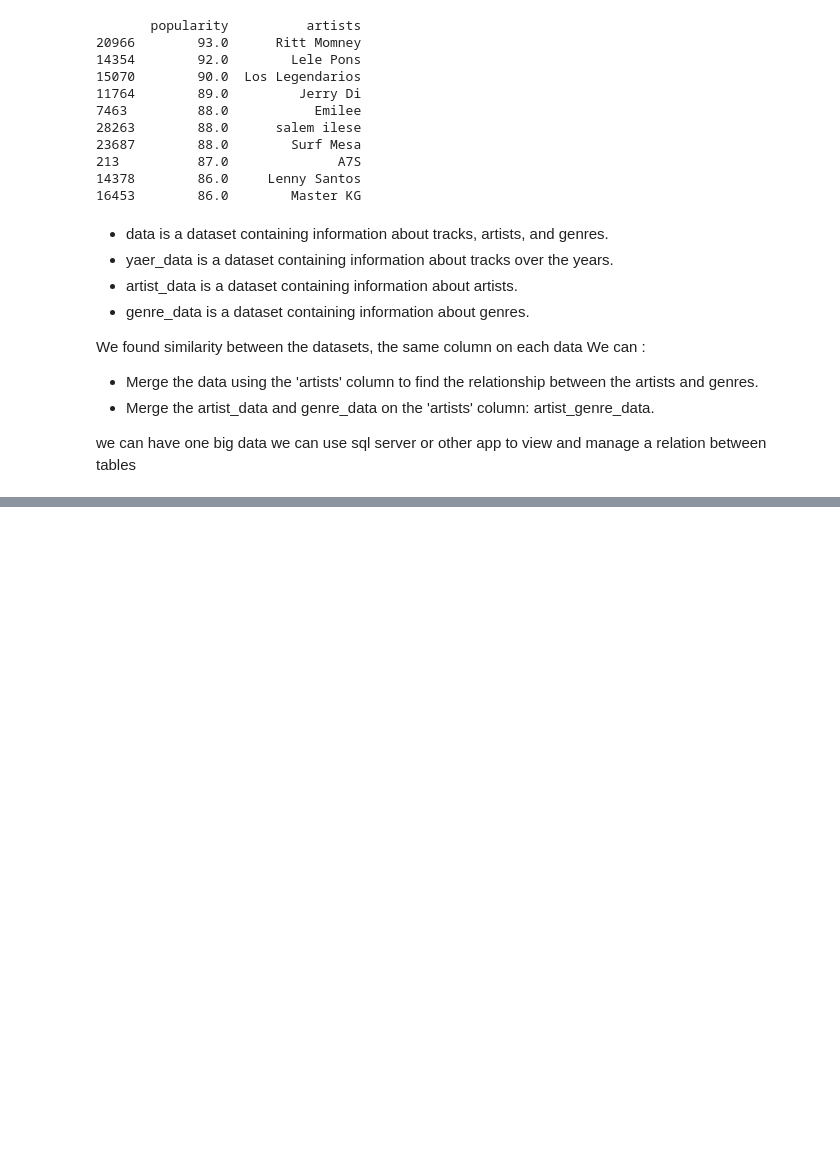
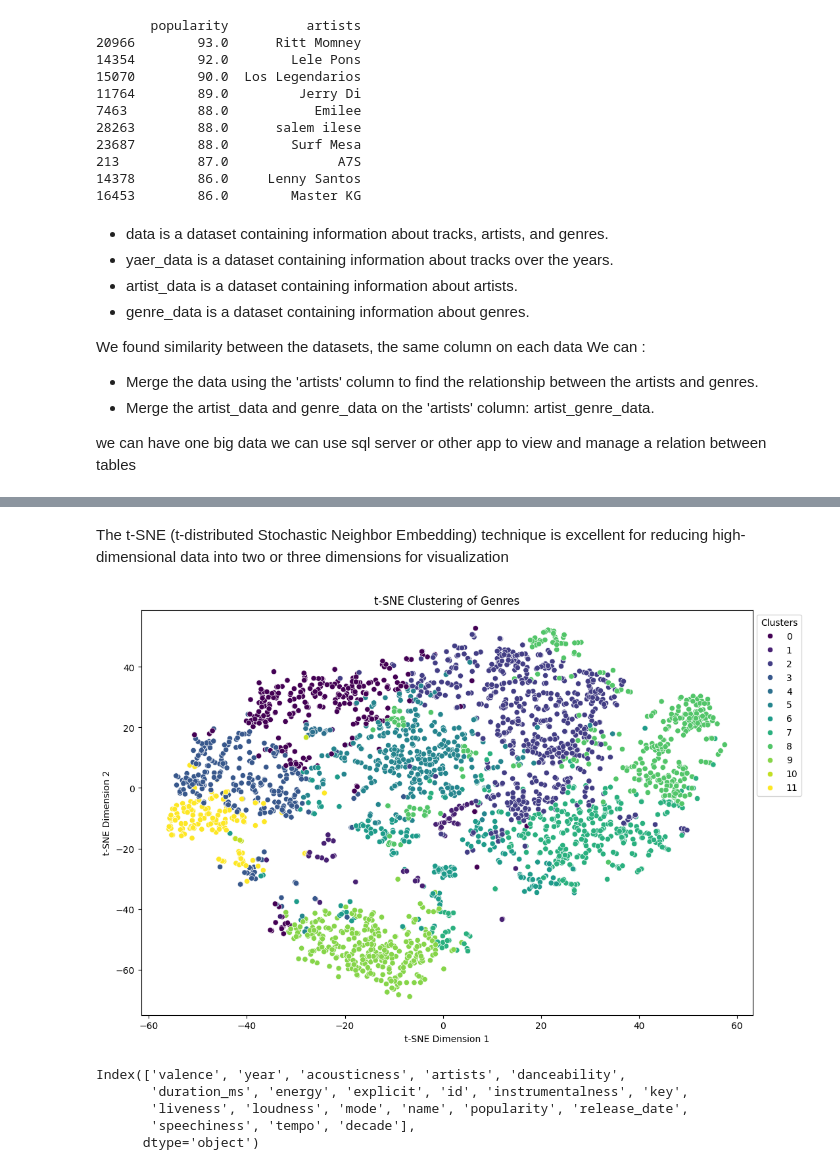
Before and after one commit to ZZOHEIR/Spotify_project, a Jupyter notebook: data.ipynb, the cells around one changed output, grey strips where cells are left out. Drawn from its saved outputs; the diff is of its cells as text; code cells hidden in the pictures; blank space fills up the shorter version.

Commit message:
Add files via upload
K-means_t_SNE

```diff
--- a/data.ipynb
+++ b/data.ipynb
@@ -215,0 +244,9 @@ we can use sql server or other app to view and manage a relation between tables
+# %%
+# list of features for clustering :
+features = ['mode', 'acousticness', 'danceability', 'duration_ms',
+       'energy', 'instrumentalness', 'liveness', 'loudness', 'speechiness',
+       'tempo', 'valence', 'popularity', 'key']
+
+# Preprocessing :
+standar_scaler = StandardScaler()
+scaler_genre_data = standar_scaler.fit_transform(genre_copy[features])
@@ -215,0 +257,4 @@ we can use sql server or other app to view and manage a relation between tables
+# %%
+# Fit the K-means model with 12 clusters
+kmeans = KMeans(n_clusters=12, random_state=42)
+genre_data['cluster'] = kmeans.fit_predict(scaler_genre_data)
@@ -215,0 +279,27 @@ we can use sql server or other app to view and manage a relation between tables
+# %% [markdown]
+The t-SNE (t-distributed Stochastic Neighbor Embedding) technique is excellent for reducing high-dimensional data into two or three dimensions for visualization
+# %%
+# Visualize the clusters of genres using t-SNE dimensionality reduction technique.
+tsne = TSNE(n_components=2, random_state=42)
+tsne_results = tsne.fit_transform(scaler_genre_data)
+genre_data['x'] = tsne.fit_transform(scaler_genre_data)[:, 0]
+genre_data['y'] = tsne.fit_transform(scaler_genre_data)[:, 1]
+# %%
+# Plot the scatter plot with clusters colored and display genre information on hover.
+plt.figure(figsize=(12, 8))
+sns.scatterplot(x='x', y='y', hue='cluster', palette='viridis', data=genre_data, legend='full')
+plt.title('t-SNE Clustering of Genres')
+plt.xlabel('t-SNE Dimension 1')
+plt.ylabel('t-SNE Dimension 2')
+plt.legend(bbox_to_anchor=(1, 1), loc='upper left', title='Clusters')
+plt.show()
+# %% [output]
+[figure, added]
+# %%
+data.columns
+# %% [output]
+Index(['valence', 'year', 'acousticness', 'artists', 'danceability',
+       'duration_ms', 'energy', 'explicit', 'id', 'instrumentalness', 'key',
+       'liveness', 'loudness', 'mode', 'name', 'popularity', 'release_date',
+       'speechiness', 'tempo', 'decade'],
+      dtype='object')
```
Also changed, not shown: parts of 22 cells of this notebook.
